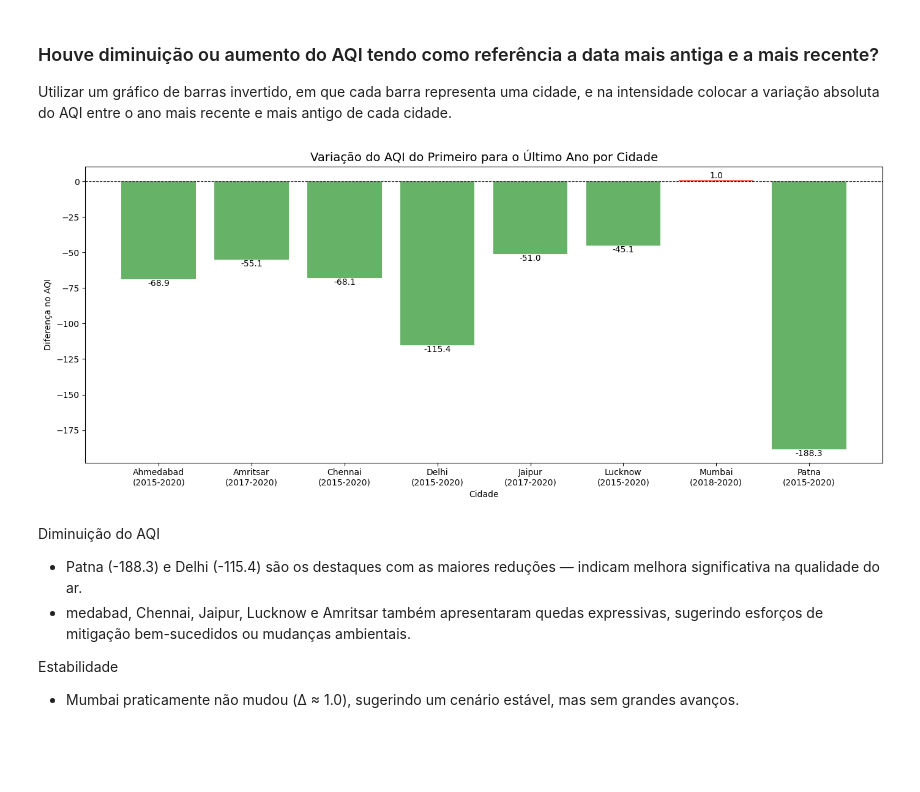
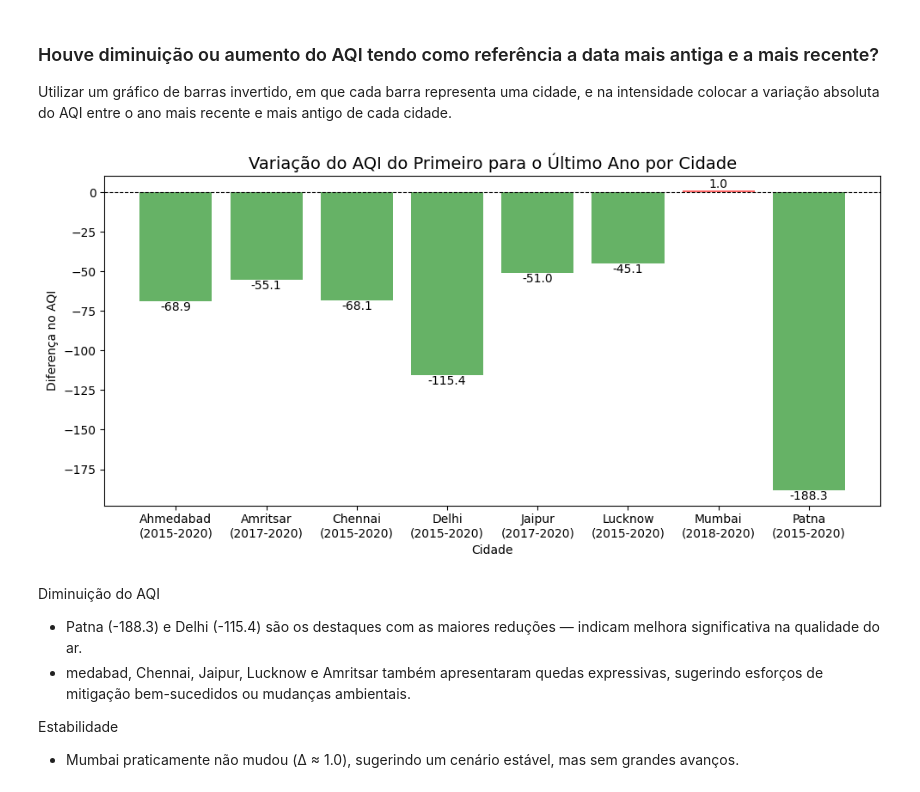
Before and after one commit to raphaelramosds/dca3501-project, a Jupyter notebook: assignments/Trabalho 1 - Parte II - Projeto de Analise de Dados.ipynb, the cells around one changed output. Cells and saved outputs as stored; diff of their text form; code cells hidden in the pictures; blank space fills up the shorter version.

```diff
--- a/assignments/Trabalho 1 - Parte II - Projeto de Analise de Dados.ipynb
+++ b/assignments/Trabalho 1 - Parte II - Projeto de Analise de Dados.ipynb
@@ -216,35 +214,35 @@ aqi_rates.set_index('City', inplace=True)
 
 # Resetar o índice para facilitar a plotagem
 aqi_rates = aqi_rates.reset_index()
 
 # Definir cores por tendência
 colors_set = aqi_rates['Tendência'].map({
     'Aumento': 'red',
     'Diminuição': 'green',
     'Estável': 'gray'
 })
 
-plt.figure(figsize=(14, 6))
+plt.figure(figsize=(10, 5))
 bars = plt.bar(aqi_rates['City'], aqi_rates['Diferença'], color=colors_set, alpha=0.6)
 
 # Adicionar anos de início e fim aos rótulos do eixo X
 city_labels = [f"{city}\n({start_year}-{end_year})" for city, start_year, end_year in zip(aqi_rates['City'], aqi_rates['Ano Inicial'], aqi_rates['Ano Final'])]
 plt.xticks(ticks=range(len(aqi_rates['City'])), labels=city_labels, ha='center')
 
 # Adicionar rótulos de valores
 for bar, diff in zip(bars, aqi_rates['Diferença']):
     height = bar.get_height()
     plt.text(bar.get_x() + bar.get_width()/2, height, f"{diff:.1f}",
              ha='center', va='bottom' if height >= 0 else 'top', fontsize=10)
 
 plt.axhline(0, color='black', linewidth=0.8, linestyle='--')
 plt.title('Variação do AQI do Primeiro para o Último Ano por Cidade', fontsize=14)
 plt.xlabel('Cidade')
 plt.ylabel('Diferença no AQI')
 plt.tight_layout()
 plt.show()
 # %% [output]
-[figure, old version]
+[figure, new version]
 # %% [markdown]
 Diminuição do AQI
 - Patna (-188.3) e Delhi (-115.4) são os destaques com as maiores reduções — indicam melhora significativa na qualidade do ar.
```
Also changed, not shown: parts of 4 cells of this notebook.
